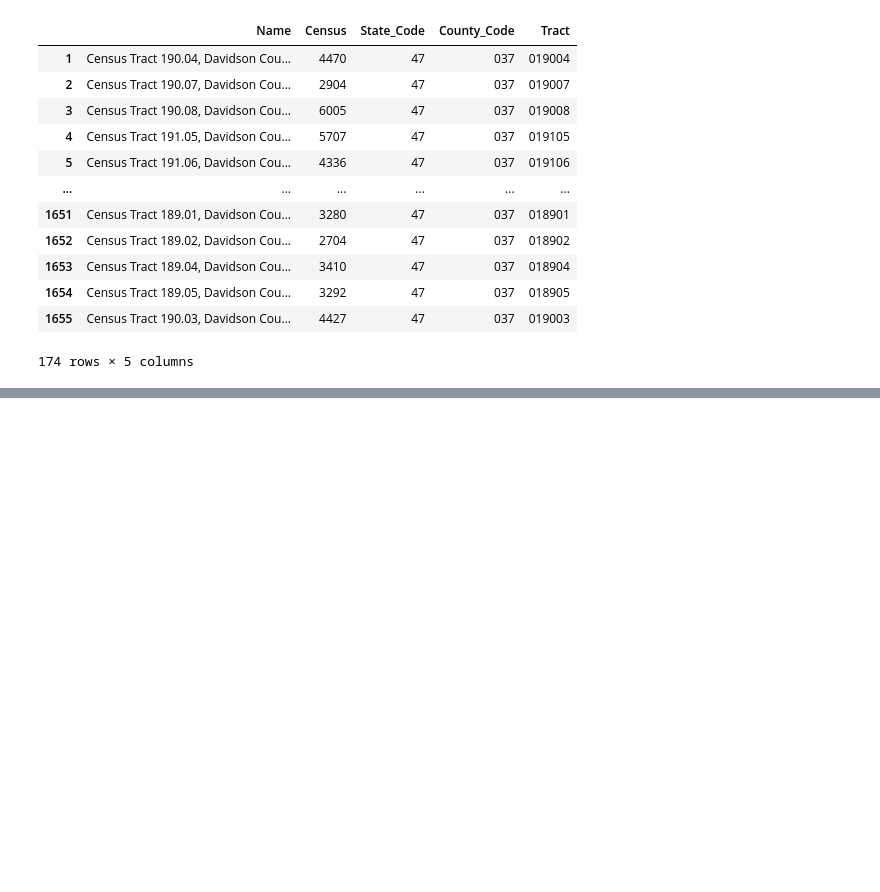
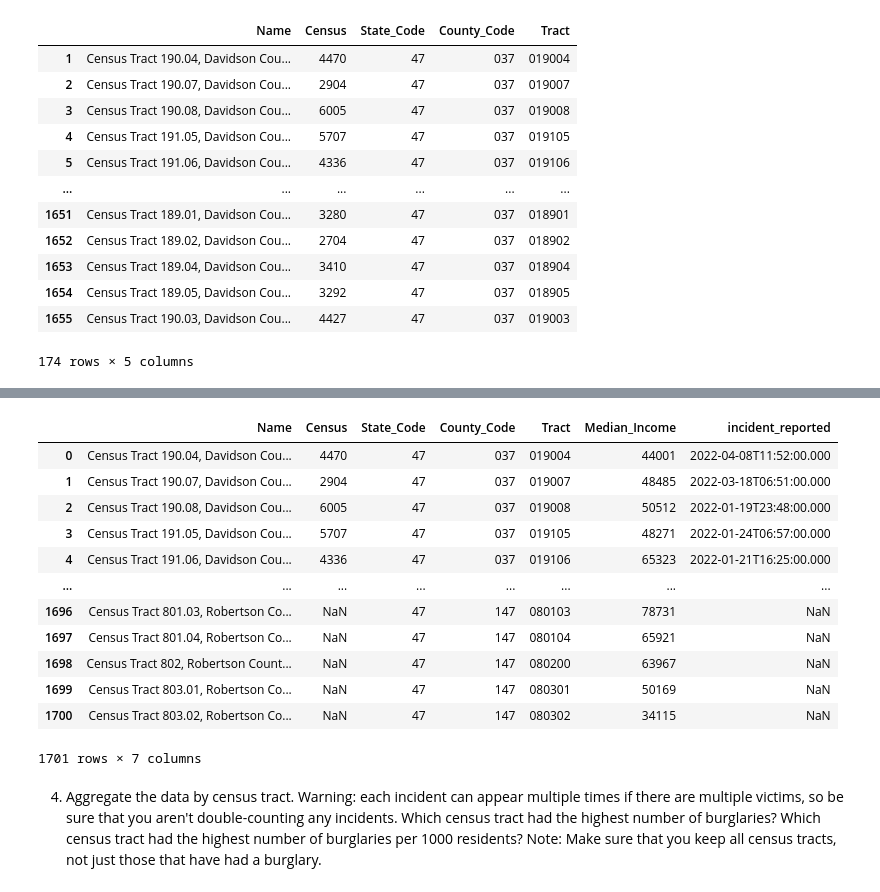
Before and after one commit to nss-data-science-cohort-6/api_project-pizza_twizzlers, a Jupyter notebook: API Pizza Twizzlers.ipynb, the cells around one changed output, grey strips where cells are left out. Cells and saved outputs as stored; diff of their text form; code cells hidden in the pictures; blank space fills up the shorter version.

```diff
--- a/API Pizza Twizzlers.ipynb
+++ b/API Pizza Twizzlers.ipynb
@@ -175,0 +203,3 @@ response.text
+# %%
+tn_median_income = pd.DataFrame(response.json())
+tn_median_income
@@ -175,0 +220,3 @@ response.text
+# %%
+tn_davidson_median_income_df = tn_median_income.rename(columns ={0:'Name', 1: 'Median_Income', 2: 'State_Code', 3: 'County_Code', 4: 'Tract'})
+tn_davidson_median_income_df
@@ -175,0 +237,3 @@ response.text
+# %%
+tn_davidson_median_income_df = tn_davidson_median_income_df.drop(labels=0, axis=0)
+tn_davidson_median_income_df
@@ -175,0 +254,3 @@ response.text
+# %%
+tn_davidson_census_income = pd.merge(tn_davidson_census, tn_davidson_median_income_df, how = 'outer')
+tn_davidson_census_income
@@ -175,0 +271,19 @@ response.text
+# %%
+tn_davidson_census_income['incident_reported'] = incidents_GH
+tn_davidson_census_income
+# %% [output]
+|  | Name | Census | State_Code | County_Code | Tract | Median_Income | incident_reported |
+| 0 | Census Tract 190.04, Davidson Cou... | 4470 | 47 | 037 | 019004 | 44001 | 2022-04-08T11:52:00.000 |
+| 1 | Census Tract 190.07, Davidson Cou... | 2904 | 47 | 037 | 019007 | 48485 | 2022-03-18T06:51:00.000 |
+| 2 | Census Tract 190.08, Davidson Cou... | 6005 | 47 | 037 | 019008 | 50512 | 2022-01-19T23:48:00.000 |
+| 3 | Census Tract 191.05, Davidson Cou... | 5707 | 47 | 037 | 019105 | 48271 | 2022-01-24T06:57:00.000 |
+| 4 | Census Tract 191.06, Davidson Cou... | 4336 | 47 | 037 | 019106 | 65323 | 2022-01-21T16:25:00.000 |
+| ... | ... | ... | ... | ... | ... | ... | ... |
+| 1696 | Census Tract 801.03, Robertson Co... | NaN | 47 | 147 | 080103 | 78731 | NaN |
+| 1697 | Census Tract 801.04, Robertson Co... | NaN | 47 | 147 | 080104 | 65921 | NaN |
+| 1698 | Census Tract 802, Robertson Count... | NaN | 47 | 147 | 080200 | 63967 | NaN |
+| 1699 | Census Tract 803.01, Robertson Co... | NaN | 47 | 147 | 080301 | 50169 | NaN |
+| 1700 | Census Tract 803.02, Robertson Co... | NaN | 47 | 147 | 080302 | 34115 | NaN |
+1701 rows × 7 columns
+# %% [markdown]
+4. Aggregate the data by census tract. Warning: each incident can appear multiple times if there are multiple victims, so be sure that you aren't double-counting any incidents. Which census tract had the highest number of burglaries? Which census tract had the highest number of burglaries per 1000 residents? Note: Make sure that you keep all census tracts, not just those that have had a burglary.
```
Also changed, not shown: parts of 16 cells of this notebook.
